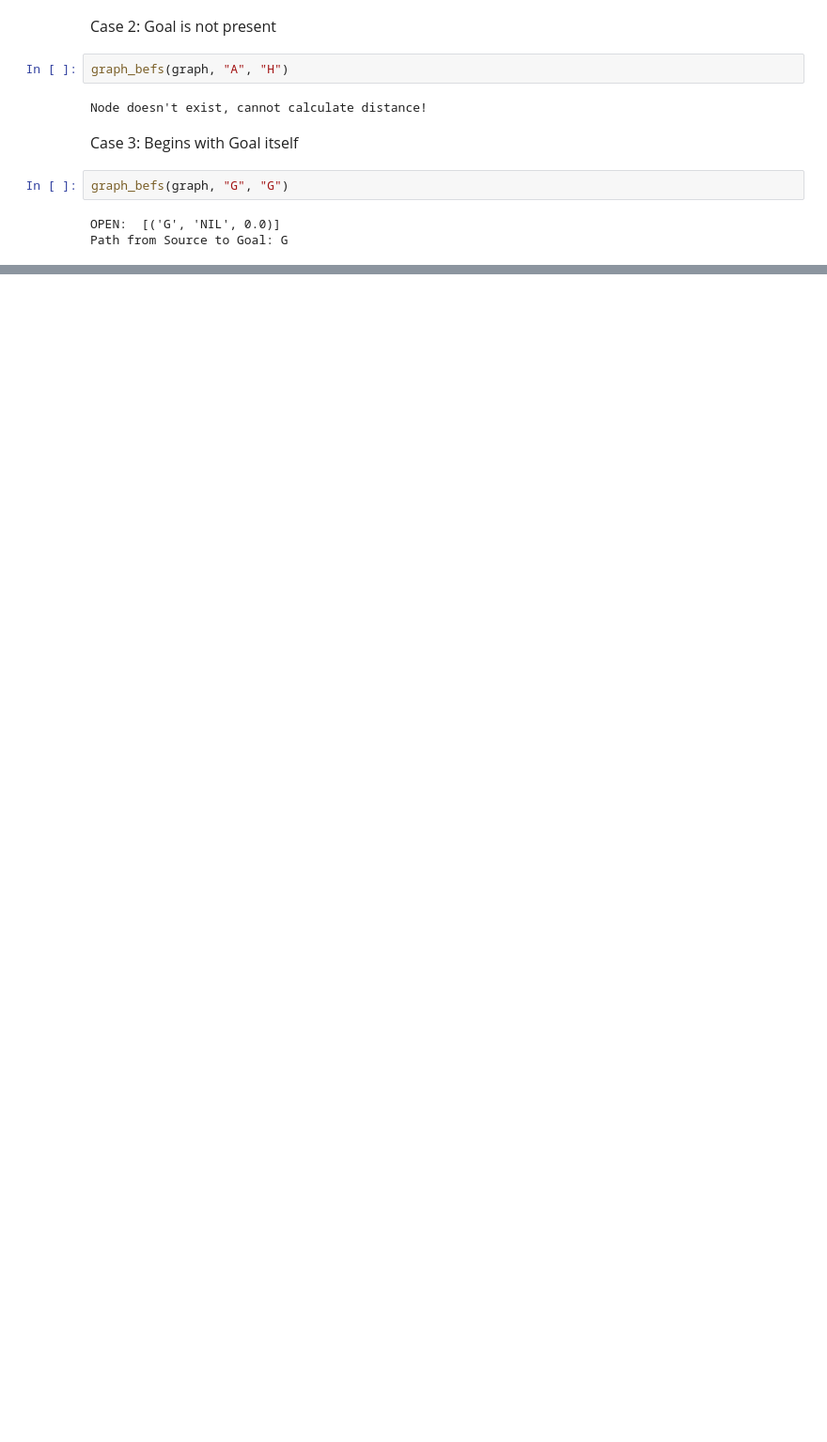
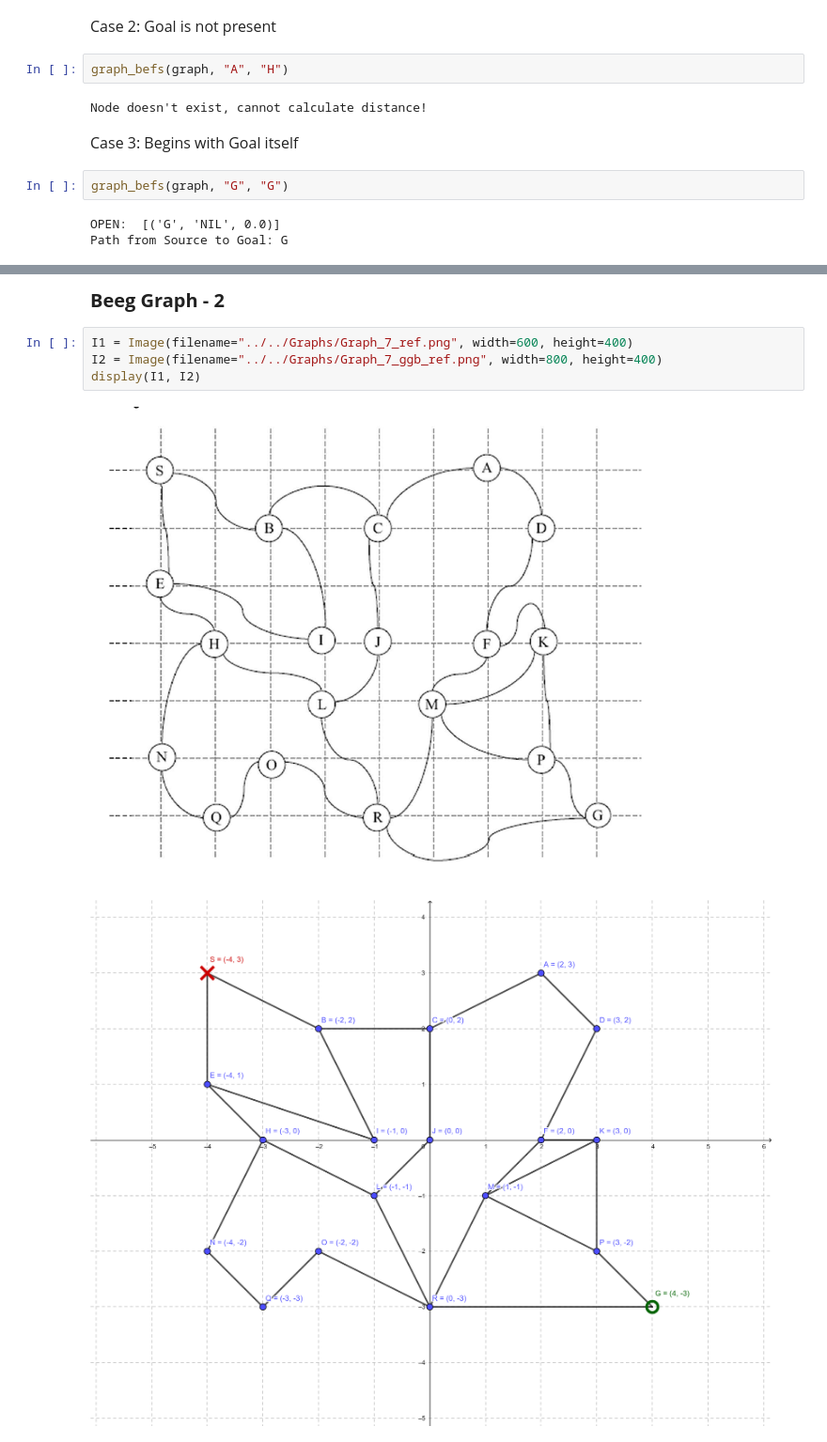
Before and after one commit to Skyoxima/AI_Practice, a Jupyter notebook: Search Algorithms/BeFS/Graph_BeFS.ipynb, the cells around one changed output, grey strips where cells are left out. Shown at 94% size. Cells and saved outputs as stored; diff of their text form; blank space fills up the shorter version.

Commit message:
Graph BeFS completed

```diff
--- a/Search Algorithms/BeFS/Graph_BeFS.ipynb
+++ b/Search Algorithms/BeFS/Graph_BeFS.ipynb
@@ -128,0 +174,9 @@ Path from Source to Goal: G
+# %% [markdown]
+<p style="font-weight: 700; font-size: 20px">Beeg Graph - 2</p>
+# %%
+I1 = Image(filename="../../Graphs/Graph_7_ref.png", width=600, height=400)
+I2 = Image(filename="../../Graphs/Graph_7_ggb_ref.png", width=800, height=400)
+display(I1, I2)
+# %% [output]
+[figure, added]
+[figure, added]
```
Also changed, not shown: parts of 10 cells of this notebook, 6 other files.
